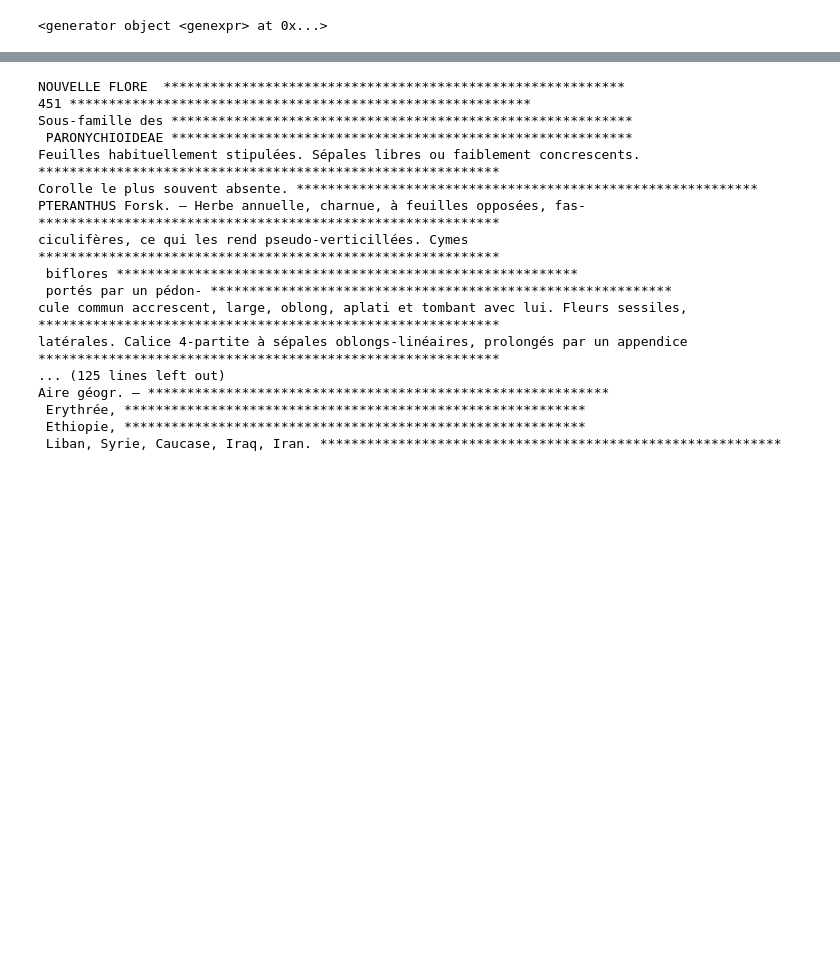
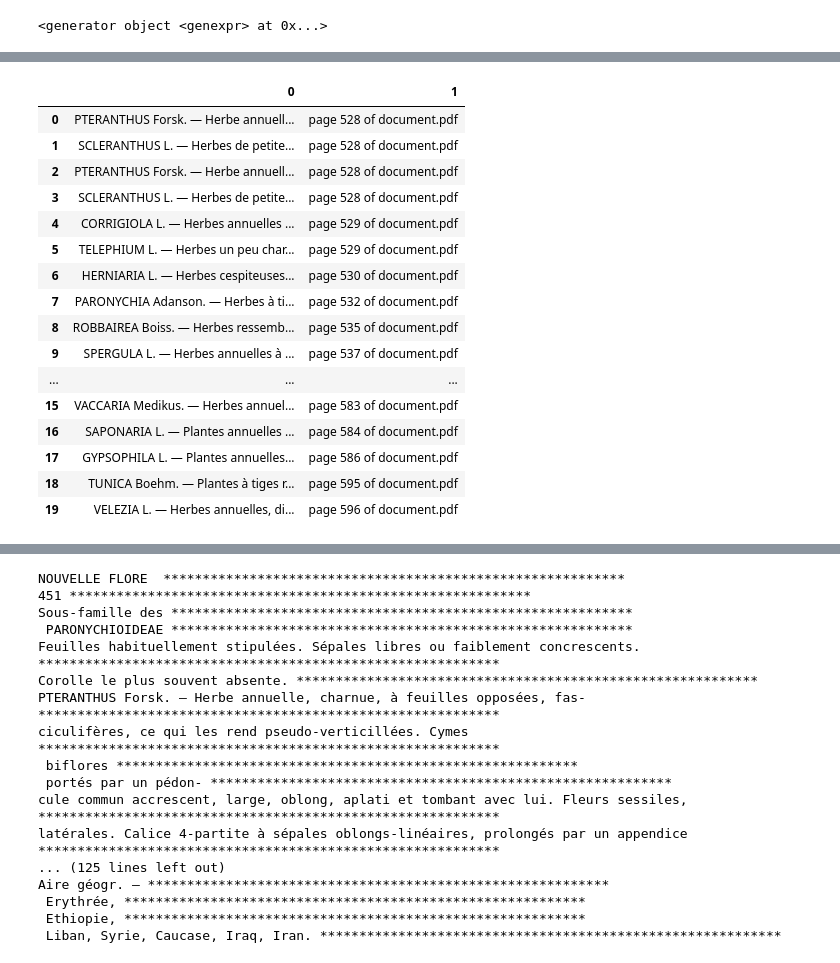
Before and after one commit to aculich/extract-flora, a Jupyter notebook: extract-flora-lucywan.ipynb, the cells around one changed output, grey strips where cells are left out. Saved outputs shown, nothing was run; the diff lists cells and outputs as text; code cells hidden in the pictures; blank space fills up the shorter version.

```diff
--- a/extract-flora-lucywan.ipynb
+++ b/extract-flora-lucywan.ipynb
@@ -196,7 +212,7 @@ item = dict.fromkeys(columns)
 # %%
 #simplify
 
-p = (doc[x] for x in range(529,604))
+p = (doc[x] for x in range(528,604))
 page = next(p)
 # read page text as a dictionary, suppressing extra spaces in CJK fonts
 blocks = page.getText("dict", flags=11)["blocks"]
@@ -214,17 +230,28 @@ for x,b in enumerate(blocks): # iterate through the text blocks
 #             frame = frame.append(a_dictionary,ignore_index=True)
 #             print(frame)
 #             print(s['text'], "***",s['font'], "***", s['size'], "***", s['style'], "***", s['color'], "***", s['flags'],"********************************************************\n")
+
             if onGenGenus:
-                item['GenusDescription'] += s["text"]
-                if not re.match('.*(\.)$', s['text']):
-                    onGenGenus = True
+
+                #re.match('.*(\.)$', s['text'])
+                if isGenGenusContinued(s["text"], face, prevPeriod):
+                    item['GenusDescription'] += s["text"]
+                    prevPeriod = prevHasPeriod(s["text"])
+                    item['GenusDescription'] += s["text"]
+                    print("description")
+                    print(x, len(blocks), y, z, s["text"], face)
                 else:
                     onGenGenus = False
-                if z + 1 < len(l["spans"]) and l['spans'][z+1]['font'] == 'Times-Bold':
-                    #write more
-                    print(x, len(blocks), y, z, s["text"], face)
-            elif isfamily(s["text"], face) and len(l["spans"]) == 1:
+#                 if z + 1 < len(l["spans"]) and l['spans'][z+1]['font'] == 'Times-Bold':
+#                     #write more
+#                     print(x, len(blocks), y, z, s["text"], face)
+
+                print("description")
+                print(item['GenusDescription'])
+
+            if isfamily(s["text"], face) and len(l["spans"]) == 1:
                 item['Family'] = s["text"]
+                print("family")
                 print(x, len(blocks), y, z, s["text"], face)
 #             elif isfamily(s["text"], face) and len(l["spans"]) == 1:
 #                 item['Family'] = s["text"]
@@ -233,10 +260,11 @@ for x,b in enumerate(blocks): # iterate through the text blocks
 
             elif isGenGenus(s["text"], face):
                 item['GenusDescription'] = s["text"]
+                onGenGenus = True
                 if not re.match('.*(\.)$', s['text']):
-                    onGenGenus = True
+                    prevPeriod = False
                 else:
-                    onGenGenus = False
+                    prevPeriod = True
                 print("description")
                 print(x, len(blocks), y, z, s["text"], face)
             elif s['font'] == 'Times-Bold' and not item['Genus'] and not item['epithet'] and re.match("[A-Z].+\s.+", s["text"]):
@@ -254,5 +282,6 @@ for x,b in enumerate(blocks): # iterate through the text blocks
                 item['epithet'] = s["text"]
                 print("epithet")
                 print(x, len(blocks), y, z, s["text"], face)
+print(item)
 # %% [output]
 description
@@ -261,0 +304,3 @@ description
+# %%
+arr = []
+p = (doc[x] for x in range(528,604))
@@ -261,0 +402,20 @@ description
+# %%
+pd.DataFrame(arr)
+# %% [output]
+|  | 0 | 1 |
+| 0 | PTERANTHUS Forsk. — Herbe annuell... | page 528 of document.pdf |
+| 1 | SCLERANTHUS L. — Herbes de petite... | page 528 of document.pdf |
+| 2 | PTERANTHUS Forsk. — Herbe annuell... | page 528 of document.pdf |
+| 3 | SCLERANTHUS L. — Herbes de petite... | page 528 of document.pdf |
+| 4 | CORRIGIOLA L. — Herbes annuelles ... | page 529 of document.pdf |
+| 5 | TELEPHIUM L. — Herbes un peu char... | page 529 of document.pdf |
+| 6 | HERNIARIA L. — Herbes cespiteuses... | page 530 of document.pdf |
+| 7 | PARONYCHIA Adanson. — Herbes à ti... | page 532 of document.pdf |
+| 8 | ROBBAIREA Boiss. — Herbes ressemb... | page 535 of document.pdf |
+| 9 | SPERGULA L. — Herbes annuelles à ... | page 537 of document.pdf |
+| ... | ... | ... |
+| 15 | VACCARIA Medikus. — Herbes annuel... | page 583 of document.pdf |
+| 16 | SAPONARIA L. — Plantes annuelles ... | page 584 of document.pdf |
+| 17 | GYPSOPHILA L. — Plantes annuelles... | page 586 of document.pdf |
+| 18 | TUNICA Boehm. — Plantes à tiges r... | page 595 of document.pdf |
+| 19 | VELEZIA L. — Herbes annuelles, di... | page 596 of document.pdf |
```
Also changed, not shown: parts of 8 cells of this notebook, 2 other files.
